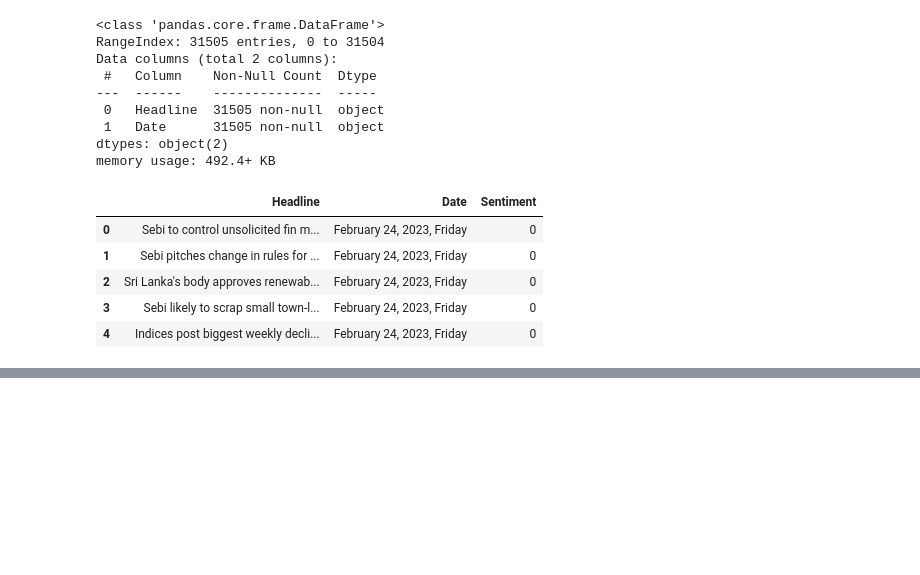
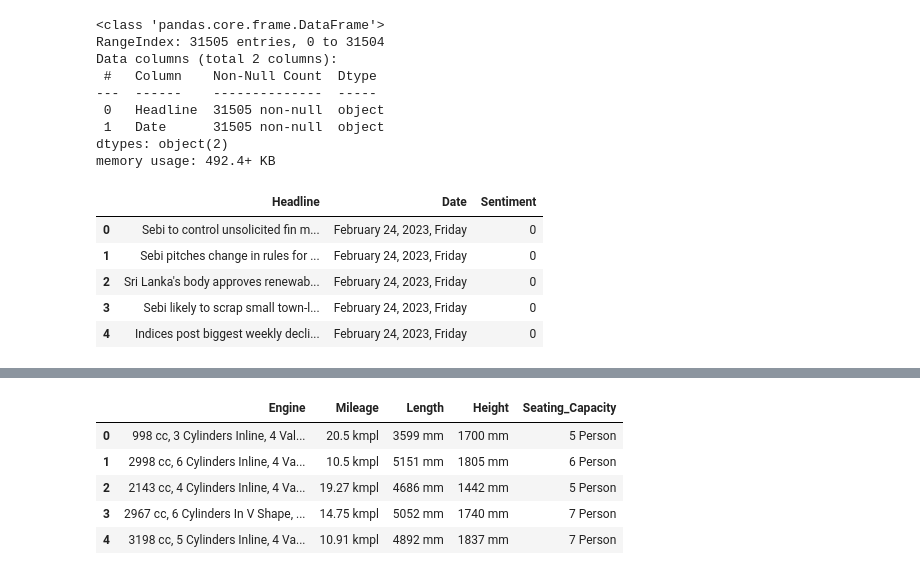
Before and after one commit to KingDEV22/Stock-Analysis, a Jupyter notebook: merge_new.ipynb, the cells around one changed output, grey strips where cells are left out. Drawn from its saved outputs; the diff is of its cells as text; code cells hidden in the pictures; blank space fills up the shorter version.

```diff
--- a/merge_new.ipynb
+++ b/merge_new.ipynb
@@ -135,0 +174,6 @@ labels = np.array(dataset["label"]
+# %%
+googlenews=GoogleNews()
+googlenews.set_period('1d')
+googlenews.search('ICICI')
+result=googlenews.result()
+df=pd.DataFrame(result)
@@ -135,0 +463,8 @@ labels = np.array(dataset["label"]
+# %%
+for i in range(97):
+    name.pop()
+# %%
+import pandas as pd
+df = pd.DataFrame({'name':name,'Engine':Engine,'Mileage':Mileage,'Length':Length,'Height':Height,'Seating_Capacity':Seating_Capacity,'price':price,'year':year,'km':km,'FuelType':FuelType,'Transmission':Transmission,'Owner':Owner})
+print(df.info())
+df.to_csv('used_cars.csv')
@@ -135,0 +625,9 @@ labels = np.array(dataset["label"]
+# %%
+df.head()
+# %% [output]
+|  | Engine | Mileage | Length | Height | Seating_Capacity |
+| 0 | 998 cc, 3 Cylinders Inline, 4 Val... | 20.5 kmpl | 3599 mm | 1700 mm | 5 Person |
+| 1 | 2998 cc, 6 Cylinders Inline, 4 Va... | 10.5 kmpl | 5151 mm | 1805 mm | 6 Person |
+| 2 | 2143 cc, 4 Cylinders Inline, 4 Va... | 19.27 kmpl | 4686 mm | 1442 mm | 5 Person |
+| 3 | 2967 cc, 6 Cylinders In V Shape, ... | 14.75 kmpl | 5052 mm | 1740 mm | 7 Person |
+| 4 | 3198 cc, 5 Cylinders Inline, 4 Va... | 10.91 kmpl | 4892 mm | 1837 mm | 7 Person |
```
Also changed, not shown: parts of 20 cells of this notebook, 11 other files.
